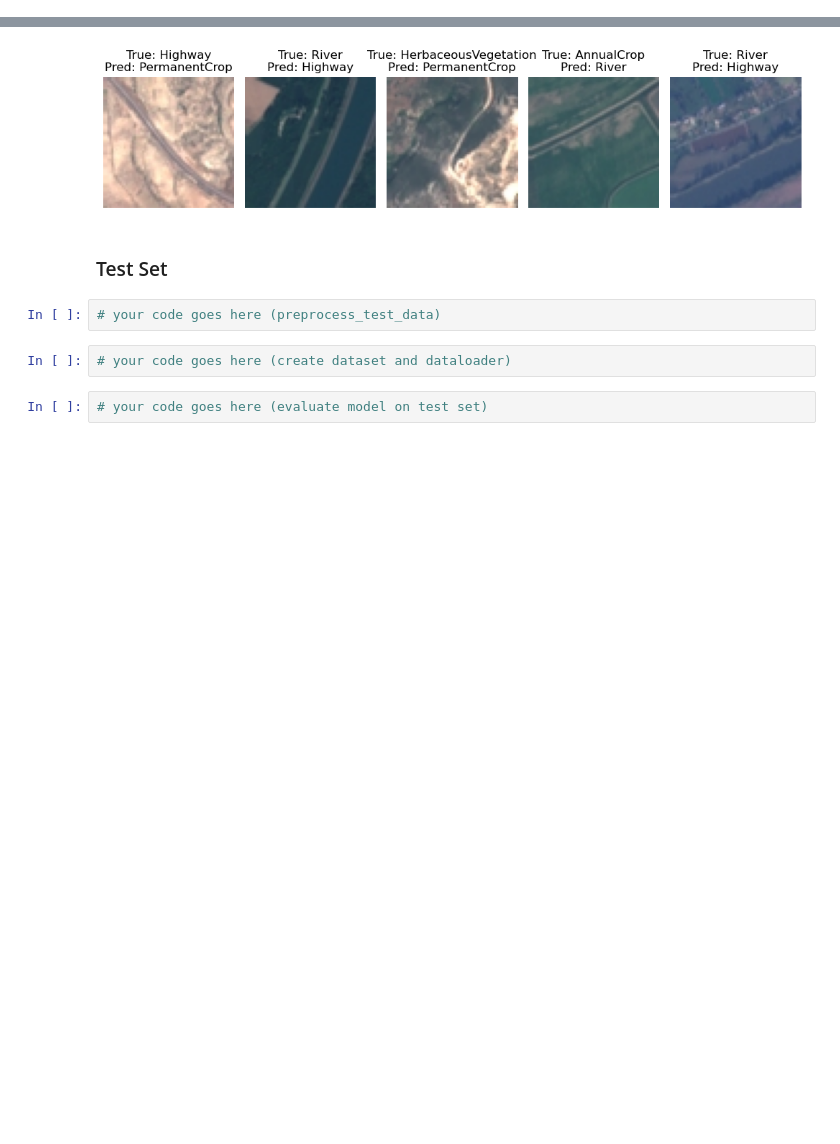
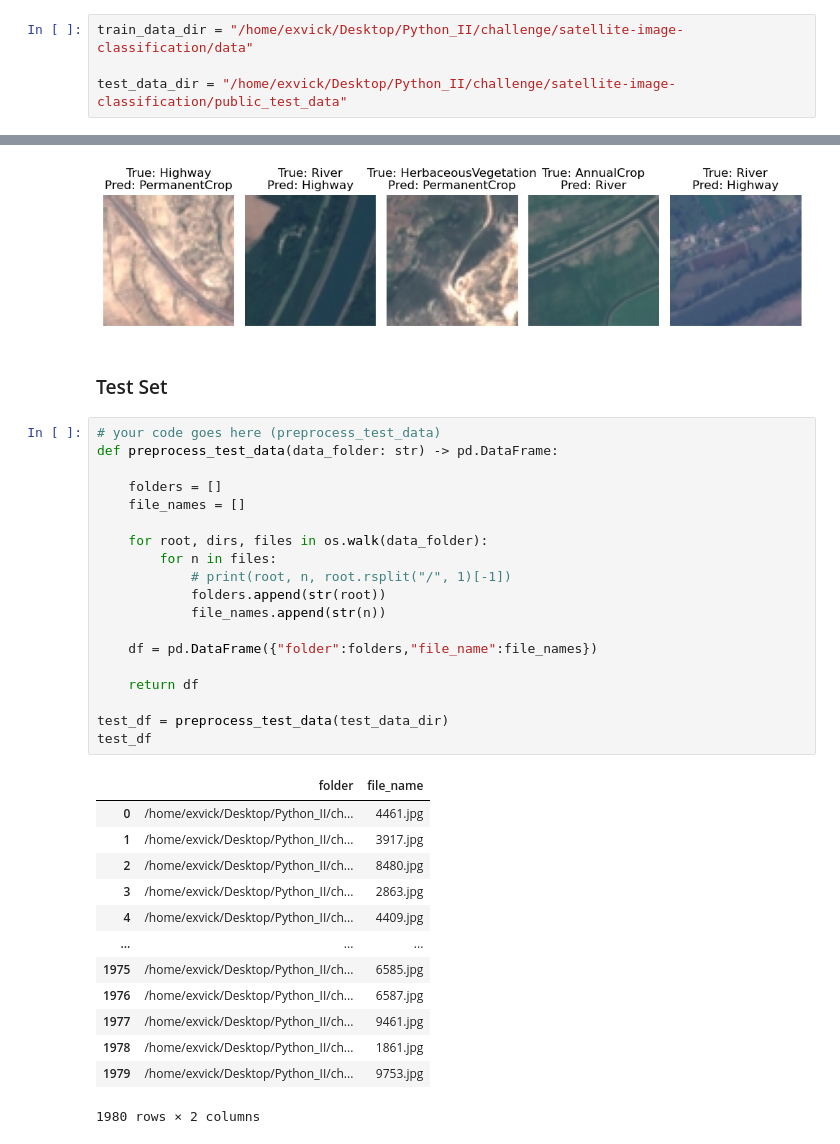
Before and after one commit to exVick/satellite-image-classification, a Jupyter notebook: k12441809.ipynb, the cells around one changed output, grey strips where cells are left out. Saved outputs shown, nothing was run; the diff lists cells and outputs as text; blank space fills up the shorter version.

```diff
--- a/k12441809.ipynb
+++ b/k12441809.ipynb
@@ -64,3 +66,7 @@ random_state = 42
+# %%
+train_data_dir = "/home/exvick/Desktop/Python_II/challenge/satellite-image-classification/data"
+
+test_data_dir = "/home/exvick/Desktop/Python_II/challenge/satellite-image-classification/public_test_data"
 # %% [markdown]
 ## Data Handling and Pre-Processing
 # %%
@@ -602,9 +608,36 @@ plot_misclassified_samples(X_val, wrong_idx, true_labels, pred_labels, classes)
 [figure]
 # %% [markdown]
 ### Test Set
-# %%
-# your code goes here (preprocess_test_data)
-# %%
-# your code goes here (create dataset and dataloader)
-# %%
-# your code goes here (evaluate model on test set)
+# %%
+# your code goes here (preprocess_test_data)
+def preprocess_test_data(data_folder: str) -> pd.DataFrame:
+
+    folders = []
+    file_names = []
+
+    for root, dirs, files in os.walk(data_folder):
+        for n in files:
+            # print(root, n, root.rsplit("/", 1)[-1])
+            folders.append(str(root))
+            file_names.append(str(n))
+
+    df = pd.DataFrame({"folder":folders,"file_name":file_names})
+
+    return df
+
+test_df = preprocess_test_data(test_data_dir)
+test_df
+# %% [output]
+|  | folder | file_name |
+| 0 | /home/exvick/Desktop/Python_II/ch... | 4461.jpg |
+| 1 | /home/exvick/Desktop/Python_II/ch... | 3917.jpg |
+| 2 | /home/exvick/Desktop/Python_II/ch... | 8480.jpg |
+| 3 | /home/exvick/Desktop/Python_II/ch... | 2863.jpg |
+| 4 | /home/exvick/Desktop/Python_II/ch... | 4409.jpg |
+| ... | ... | ... |
+| 1975 | /home/exvick/Desktop/Python_II/ch... | 6585.jpg |
+| 1976 | /home/exvick/Desktop/Python_II/ch... | 6587.jpg |
+| 1977 | /home/exvick/Desktop/Python_II/ch... | 9461.jpg |
+| 1978 | /home/exvick/Desktop/Python_II/ch... | 1861.jpg |
+| 1979 | /home/exvick/Desktop/Python_II/ch... | 9753.jpg |
+1980 rows × 2 columns
```
Also changed, not shown: parts of 6 cells of this notebook.
